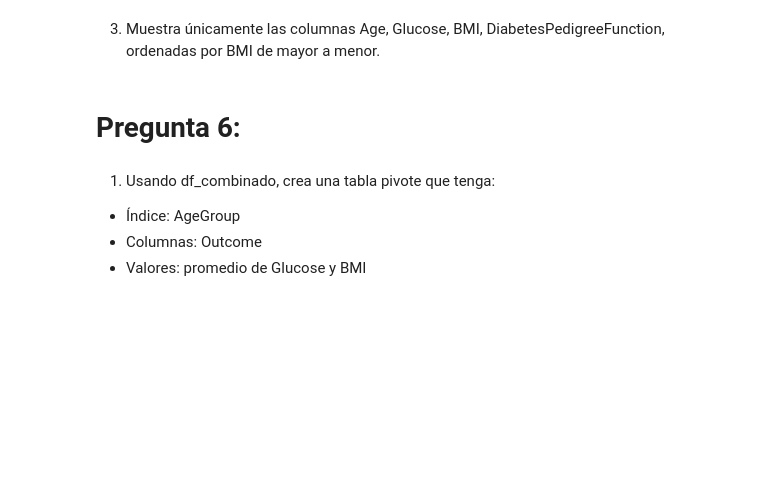
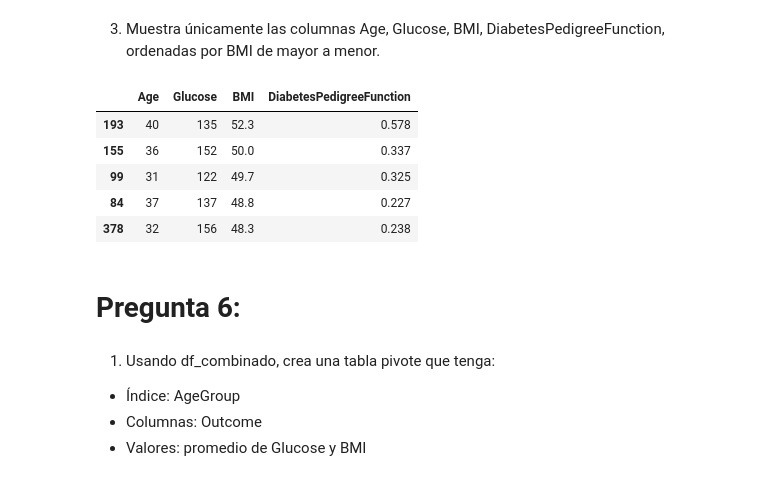
Before and after one commit to RogerReateguiUTEC/Tareas_Programacion101, a Jupyter notebook: TAREAS/EXAMEN_4_Roger_Reategui.ipynb, the cells around one changed output. Cells and saved outputs as stored; diff of their text form; code cells hidden in the pictures; blank space fills up the shorter version.

```diff
--- a/TAREAS/EXAMEN_4_Roger_Reategui.ipynb
+++ b/TAREAS/EXAMEN_4_Roger_Reategui.ipynb
@@ -173,6 +211,15 @@ de diabetes en adultos).
 # %% [markdown]
 3. Muestra únicamente las columnas Age, Glucose, BMI, DiabetesPedigreeFunction, ordenadas
 por BMI de mayor a menor.
+# %%
+df_diabetes_pos[['Age', 'Glucose', 'BMI', 'DiabetesPedigreeFunction']].sort_values(by='BMI',ascending=False).head()
+# %% [output]
+|  | Age | Glucose | BMI | DiabetesPedigreeFunction |
+| 193 | 40 | 135 | 52.3 | 0.578 |
+| 155 | 36 | 152 | 50.0 | 0.337 |
+| 99 | 31 | 122 | 49.7 | 0.325 |
+| 84 | 37 | 137 | 48.8 | 0.227 |
+| 378 | 32 | 156 | 48.3 | 0.238 |
 # %% [markdown]
 #  **Pregunta 6:**
 # %% [markdown]
```
Also changed, not shown: parts of 10 cells of this notebook.
